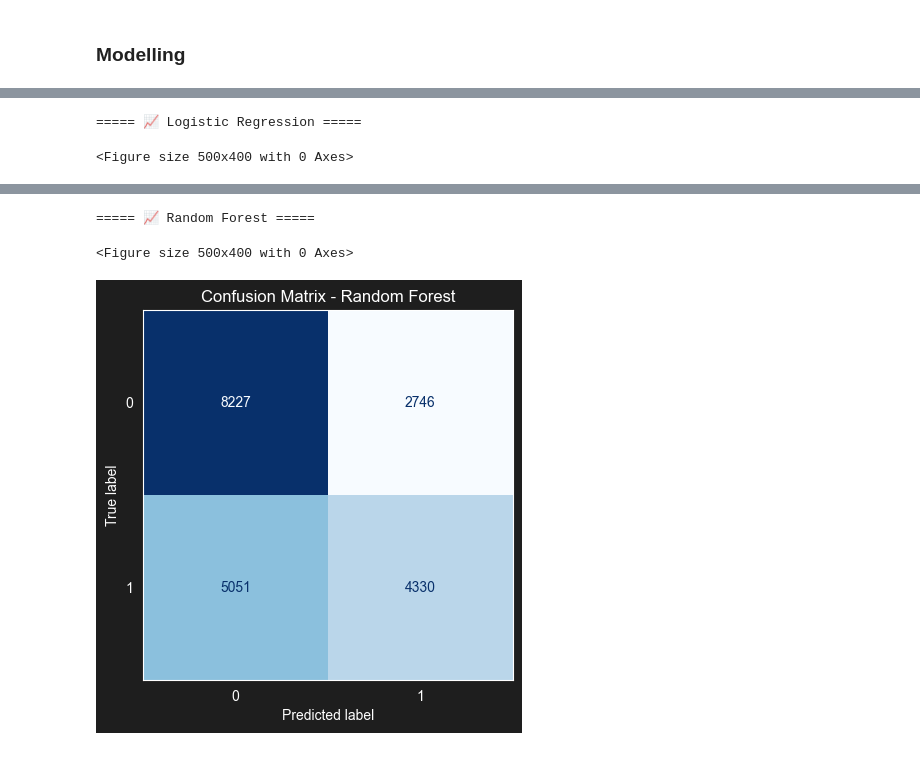
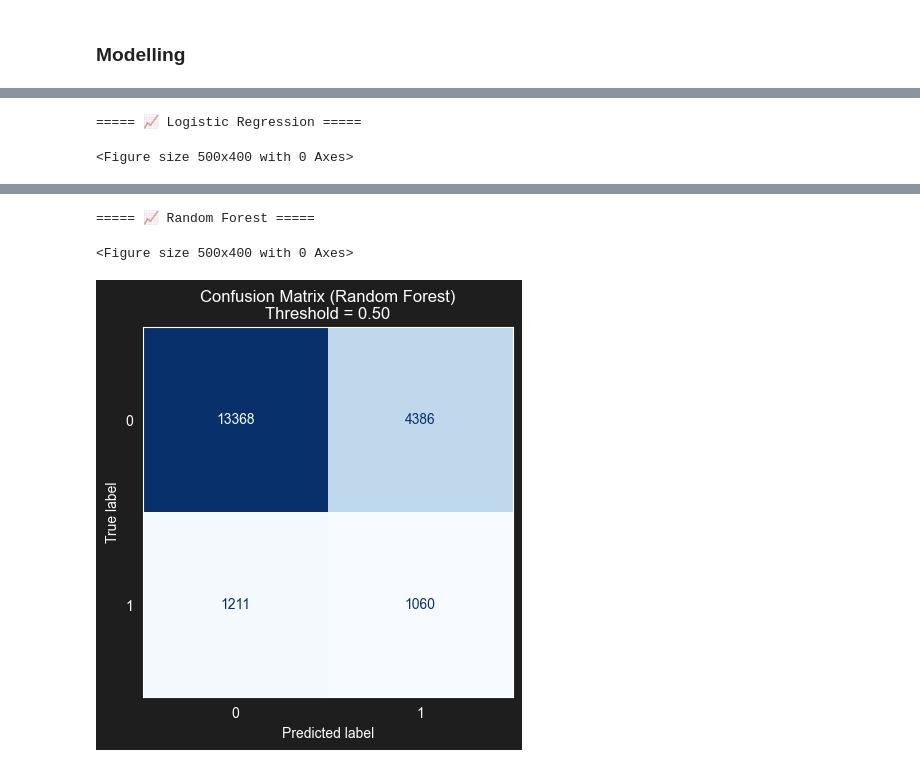
Before and after one commit to zackchianus/Team6_IT5006_Healthcare_Analytics_AY2526, a Jupyter notebook: EDA_Code.ipynb, the cells around one changed output, grey strips where cells are left out. Drawn from its saved outputs; the diff is of its cells as text; code cells hidden in the pictures.

```diff
--- a/EDA_Code.ipynb
+++ b/EDA_Code.ipynb
@@ -800,7 +859,7 @@ X_test['num_lab_procedures'] = lab_scaler.transform(X_test[['num_lab_procedures'
 # %%
-procedure_scaler = StandardScaler()
-X_train['num_procedures'] = procedure_scaler.fit_transform(X_train[['num_procedures']])
-X_test['num_procedures'] = procedure_scaler.transform(X_test[['num_procedures']])
+# procedure_scaler = StandardScaler()
+# X_train['num_procedures'] = procedure_scaler.fit_transform(X_train[['num_procedures']])
+# X_test['num_procedures'] = procedure_scaler.transform(X_test[['num_procedures']])
 # %% [markdown]
 ### Number of medications
 
@@ -815,7 +876,7 @@ X_test['num_medications'] = medication_scaler.transform(X_test[['num_medications
 
 1. Change into a categorical column instead - 0, 1 or more than 1
 # %%
-cols_to_bucket = ['number_emergency', 'number_inpatient', 'number_outpatient']
+cols_to_bucket = ['number_emergency', 'number_inpatient']
 
 for col in cols_to_bucket:
     X_train[col] = X_train[col].apply(lambda x: 'More than one' if x > 1 else str(int(x)))
@@ -877,10 +1030,3 @@ X_test[['number_diagnoses']] = pt.transform(X_test[['number_diagnoses']])
-# %%
-cols_to_binarize = ['metformin','glipizide', 'pioglitazone']
-
-for col in cols_to_binarize:
-    X_train[col] = X_train[col].apply(lambda x: 'No' if x == 'No' else 'Yes')
-
-    X_test[col] = X_test[col].apply(lambda x: 'No' if x == 'No' else 'Yes')
 # %% [markdown]
 ### One-hot encode
 
@@ -933,5 +1077,9 @@ memory usage: 32.9 MB
 # If y_train_binary is a DataFrame
 y_train = y_train.values.ravel()
 y_test = y_test.values.ravel()
+
+
+X_train_full = X_train
+X_test_full = X_test
 # %%
 from sklearn.linear_model import LogisticRegression
@@ -1084,25 +1226,30 @@ Accuracy: 0.5362090989486096
 # %%
-import matplotlib.pyplot as plt
 from sklearn.metrics import roc_curve, roc_auc_score, ConfusionMatrixDisplay
 from sklearn.model_selection import learning_curve
 
-
-def plot_confusion_matrix(y_true, y_pred, model_name):
-    plt.figure(figsize=(5,4))
+def plot_confusion_matrix_with_threshold(y_true, y_proba, threshold, model_name):
+    """Plot confusion matrix using a custom threshold."""
+    y_pred = (y_proba >= threshold).astype(int)
+    plt.figure(figsize=(5, 4))
     cm_display = ConfusionMatrixDisplay.from_predictions(
         y_true, y_pred, cmap='Blues', colorbar=False
     )
-    plt.title(f"Confusion Matrix - {model_name}")
+    plt.title(f"Confusion Matrix ({model_name})\nThreshold = {threshold:.2f}")
     plt.grid(False)
     plt.show()
 
-def plot_roc_curve(y_true, y_proba, model_name):
+def plot_roc_curve_with_threshold(y_true, y_proba, threshold, model_name):
+    """Plot ROC curve and mark chosen threshold."""
     fpr, tpr, thresholds = roc_curve(y_true, y_proba)
     auc_score = roc_auc_score(y_true, y_proba)
 
-    plt.figure(figsize=(7,5))
+    # Find closest threshold index
+    idx = np.argmin(np.abs(thresholds - threshold))
+
+    plt.figure(figsize=(7, 5))
     plt.plot(fpr, tpr, label=f"AUC = {auc_score:.3f}")
-    plt.plot([0,1], [0,1], 'k--', label='Random Guess')
+    plt.plot([0, 1], [0, 1], 'k--', label='Random Guess')
+    plt.scatter(fpr[idx], tpr[idx], color='red', label=f"Threshold {threshold:.2f}")
     plt.xlabel('False Positive Rate')
     plt.ylabel('True Positive Rate')
     plt.title(f"ROC Curve - {model_name}")
@@ -1110,10 +1257,11 @@ def plot_roc_curve(y_true, y_proba, model_name):
     plt.grid(True)
     plt.show()
 
-    # Optional: Show threshold points
-    plt.figure(figsize=(7,5))
+    # Plot TPR/FPR vs Threshold
+    plt.figure(figsize=(7, 5))
     plt.plot(thresholds, tpr, label='TPR')
     plt.plot(thresholds, fpr, label='FPR')
+    plt.axvline(threshold, color='red', linestyle='--', label=f'Threshold {threshold:.2f}')
     plt.xlabel('Threshold')
     plt.ylabel('Rate')
     plt.title(f"TPR & FPR vs Threshold - {model_name}")
@@ -1121,20 +1269,25 @@ def plot_roc_curve(y_true, y_proba, model_name):
     plt.grid(True)
     plt.show()
 
-def plot_learning_curve(model, X, y, model_name):
+def plot_learning_curve_with_threshold(model, X, y, threshold, model_name):
+    """Plot learning curve with a custom threshold applied to probabilities."""
     train_sizes, train_scores, val_scores = learning_curve(
-        model, X, y, cv=5, n_jobs=-1, train_sizes=np.linspace(0.1, 1.0, 5), scoring='f1'
+        model, X, y, cv=5, n_jobs=-1, train_sizes=np.linspace(0.1, 1.0, 5),
+        scoring='f1'
     )
 
+    # learning_curve uses model.predict internally with default threshold
+    # So if you want exact threshold control, you’d need a custom scorer
+    # For visualization, this is fine:
     train_mean = np.mean(train_scores, axis=1)
     val_mean = np.mean(val_scores, axis=1)
 
-    plt.figure(figsize=(7,5))
+    plt.figure(figsize=(7, 5))
     plt.plot(train_sizes, train_mean, 'o-', label='Training F1')
     plt.plot(train_sizes, val_mean, 'o-', label='Validation F1')
     plt.xlabel('Training Size')
     plt.ylabel('F1 Score')
-    plt.title(f"Learning Curve - {model_name}")
+    plt.title(f"Learning Curve - {model_name} (Threshold {threshold:.2f})")
     plt.legend()
     plt.grid(True)
     plt.show()
@@ -1142,24 +1295,27 @@ def plot_learning_curve(model, X, y, model_name):
 
 
 model_results = {
-    "Logistic Regression": (grid_logreg.best_estimator_, y_pred_logreg),
-    "Random Forest": (grid_rf.best_estimator_, y_pred_rf),
-    "Gradient Boosting": (grid_gb.best_estimator_, y_pred_gb),
-    "Voting Classifier": (voting_clf, y_pred_vote)
+    "Logistic Regression": grid_logreg.best_estimator_,
+    "Random Forest": grid_rf.best_estimator_,
+    "Gradient Boosting": grid_gb.best_estimator_,
+    "Voting Classifier": voting_clf
 }
 
-for name, (model, y_pred) in model_results.items():
+for name, model in model_results.items():
     print(f"\n===== 📈 {name} =====")
 
-    plot_confusion_matrix(y_test, y_pred, name)
-
+    # Get probabilities
     if hasattr(model, "predict_proba"):
         y_proba = model.predict_proba(X_test_full)[:, 1]
     else:
         y_proba = model.decision_function(X_test_full)
-    plot_roc_curve(y_test, y_proba, name)
 
-    plot_learning_curve(model, X_train_full, np.ravel(y_train), name)
+    # Confusion matrix & ROC with threshold
+    plot_confusion_matrix_with_threshold(y_test, y_proba, threshold, name)
+    plot_roc_curve_with_threshold(y_test, y_proba, threshold, name)
+
+    # Learning curve (note: uses default threshold internally)
+    plot_learning_curve_with_threshold(model, X_train_full, np.ravel(y_train), threshold, name)
 # %% [output]
 ===== 📈 Logistic Regression =====
 <Figure size 500x400 with 0 Axes>
@@ -1170,3 +1326,3 @@ for name, (model, y_pred) in model_results.items():
 ===== 📈 Random Forest =====
 <Figure size 500x400 with 0 Axes>
-[figure, old version]
+[figure, new version]
```
Also changed, not shown: parts of 56 cells of this notebook, 2 other files.
